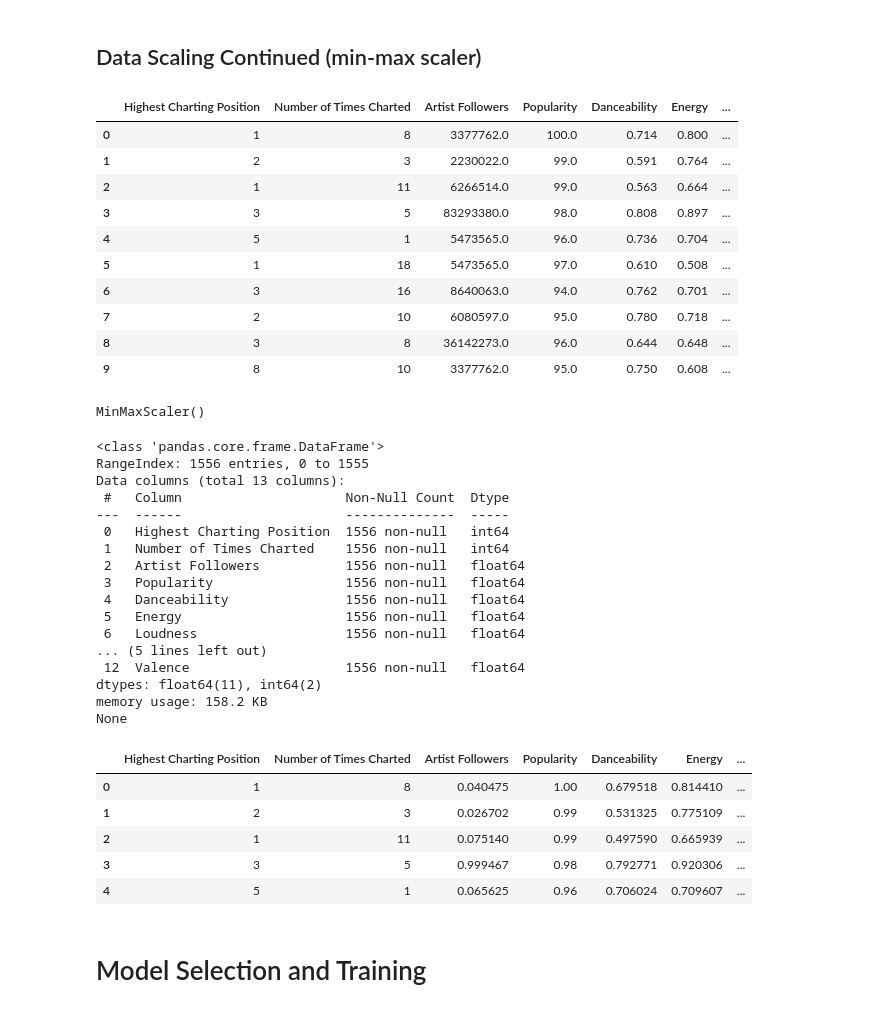
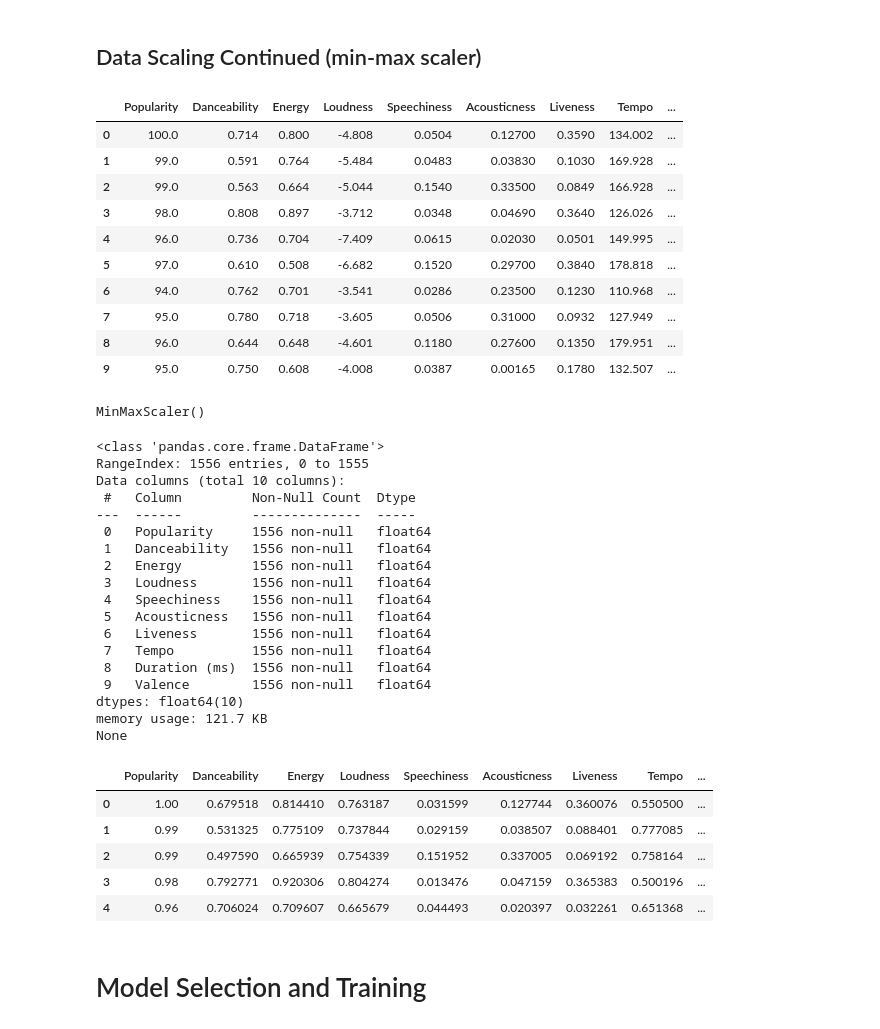
Before and after one commit to RSBalchII/cohort-15-data-science, a Jupyter notebook: Colab_Notebooks/Module-4/Project/Project.4-Spotify/Spotify.Description.for.Students.ipynb, the cells around one changed output. Drawn from its saved outputs; the diff is of its cells as text; code cells hidden in the pictures.

```diff
--- a/Colab_Notebooks/Module-4/Project/Project.4-Spotify/Spotify.Description.for.Students.ipynb
+++ b/Colab_Notebooks/Module-4/Project/Project.4-Spotify/Spotify.Description.for.Students.ipynb
@@ -450,3 +468,9 @@ df_scaling_std = df_2.copy()
+# %%
+df_clean_2.drop('Number of Times Charted', axis = 1, inplace = True)
+# %%
+df_clean_2.drop('Artist Followers', axis = 1, inplace = True)
+# %%
+df_scaling = df_clean_2.copy()
 # %% [markdown]
 # Data Scaling
 # %% [markdown]
@@ -501,15 +509,17 @@ df_scaling_mm = df_2.copy()
+# %%
+df_3_mm = df_scaling.copy()
 # %%
-df_scaling_mm.head(10)
+df_3_mm.head(10)
 # %% [output]
-|  | Highest Charting Position | Number of Times Charted | Artist Followers | Popularity | Danceability | Energy | ... |
-| 0 | 1 | 8 | 3377762.0 | 100.0 | 0.714 | 0.800 | ... |
-| 1 | 2 | 3 | 2230022.0 | 99.0 | 0.591 | 0.764 | ... |
-| 2 | 1 | 11 | 6266514.0 | 99.0 | 0.563 | 0.664 | ... |
-| 3 | 3 | 5 | 83293380.0 | 98.0 | 0.808 | 0.897 | ... |
-| 4 | 5 | 1 | 5473565.0 | 96.0 | 0.736 | 0.704 | ... |
-| 5 | 1 | 18 | 5473565.0 | 97.0 | 0.610 | 0.508 | ... |
-| 6 | 3 | 16 | 8640063.0 | 94.0 | 0.762 | 0.701 | ... |
-| 7 | 2 | 10 | 6080597.0 | 95.0 | 0.780 | 0.718 | ... |
-| 8 | 3 | 8 | 36142273.0 | 96.0 | 0.644 | 0.648 | ... |
-| 9 | 8 | 10 | 3377762.0 | 95.0 | 0.750 | 0.608 | ... |
+|  | Popularity | Danceability | Energy | Loudness | Speechiness | Acousticness | Liveness | Tempo | ... |
+| 0 | 100.0 | 0.714 | 0.800 | -4.808 | 0.0504 | 0.12700 | 0.3590 | 134.002 | ... |
+| 1 | 99.0 | 0.591 | 0.764 | -5.484 | 0.0483 | 0.03830 | 0.1030 | 169.928 | ... |
+| 2 | 99.0 | 0.563 | 0.664 | -5.044 | 0.1540 | 0.33500 | 0.0849 | 166.928 | ... |
+| 3 | 98.0 | 0.808 | 0.897 | -3.712 | 0.0348 | 0.04690 | 0.3640 | 126.026 | ... |
+| 4 | 96.0 | 0.736 | 0.704 | -7.409 | 0.0615 | 0.02030 | 0.0501 | 149.995 | ... |
+| 5 | 97.0 | 0.610 | 0.508 | -6.682 | 0.1520 | 0.29700 | 0.3840 | 178.818 | ... |
+| 6 | 94.0 | 0.762 | 0.701 | -3.541 | 0.0286 | 0.23500 | 0.1230 | 110.968 | ... |
+| 7 | 95.0 | 0.780 | 0.718 | -3.605 | 0.0506 | 0.31000 | 0.0932 | 127.949 | ... |
+| 8 | 96.0 | 0.644 | 0.648 | -4.601 | 0.1180 | 0.27600 | 0.1350 | 179.951 | ... |
+| 9 | 95.0 | 0.750 | 0.608 | -4.008 | 0.0387 | 0.00165 | 0.1780 | 132.507 | ... |
 # %%
@@ -524,27 +534,28 @@ df_scaling_mm[columns_to_scale] = scaler.transform(df_scaling_mm[columns_to_scal
 # %%
-print(df_scaling_mm.info())
-df_scaling_mm.head()
+print(df_3_mm.info())
+df_3_mm.head()
 # %% [output]
 <class 'pandas.core.frame.DataFrame'>
 RangeIndex: 1556 entries, 0 to 1555
-Data columns (total 13 columns):
- #   Column                     Non-Null Count  Dtype
----  ------                     --------------  -----
- 0   Highest Charting Position  1556 non-null   int64
- 1   Number of Times Charted    1556 non-null   int64
- 2   Artist Followers           1556 non-null   float64
- 3   Popularity                 1556 non-null   float64
- 4   Danceability               1556 non-null   float64
- 5   Energy                     1556 non-null   float64
- 6   Loudness                   1556 non-null   float64
-... (5 lines left out)
- 12  Valence                    1556 non-null   float64
-dtypes: float64(11), int64(2)
-memory usage: 158.2 KB
+Data columns (total 10 columns):
+ #   Column         Non-Null Count  Dtype
+---  ------         --------------  -----
+ 0   Popularity     1556 non-null   float64
+ 1   Danceability   1556 non-null   float64
+ 2   Energy         1556 non-null   float64
+ 3   Loudness       1556 non-null   float64
+ 4   Speechiness    1556 non-null   float64
+ 5   Acousticness   1556 non-null   float64
+ 6   Liveness       1556 non-null   float64
+ 7   Tempo          1556 non-null   float64
+ 8   Duration (ms)  1556 non-null   float64
+ 9   Valence        1556 non-null   float64
+dtypes: float64(10)
+memory usage: 121.7 KB
 None
-|  | Highest Charting Position | Number of Times Charted | Artist Followers | Popularity | Danceability | Energy | ... |
-| 0 | 1 | 8 | 0.040475 | 1.00 | 0.679518 | 0.814410 | ... |
-| 1 | 2 | 3 | 0.026702 | 0.99 | 0.531325 | 0.775109 | ... |
-| 2 | 1 | 11 | 0.075140 | 0.99 | 0.497590 | 0.665939 | ... |
-| 3 | 3 | 5 | 0.999467 | 0.98 | 0.792771 | 0.920306 | ... |
-| 4 | 5 | 1 | 0.065625 | 0.96 | 0.706024 | 0.709607 | ... |
+|  | Popularity | Danceability | Energy | Loudness | Speechiness | Acousticness | Liveness | Tempo | ... |
+| 0 | 1.00 | 0.679518 | 0.814410 | 0.763187 | 0.031599 | 0.127744 | 0.360076 | 0.550500 | ... |
+| 1 | 0.99 | 0.531325 | 0.775109 | 0.737844 | 0.029159 | 0.038507 | 0.088401 | 0.777085 | ... |
+| 2 | 0.99 | 0.497590 | 0.665939 | 0.754339 | 0.151952 | 0.337005 | 0.069192 | 0.758164 | ... |
+| 3 | 0.98 | 0.792771 | 0.920306 | 0.804274 | 0.013476 | 0.047159 | 0.365383 | 0.500196 | ... |
+| 4 | 0.96 | 0.706024 | 0.709607 | 0.665679 | 0.044493 | 0.020397 | 0.032261 | 0.651368 | ... |
```
Also changed, not shown: parts of 23 cells of this notebook, 2 other files.
